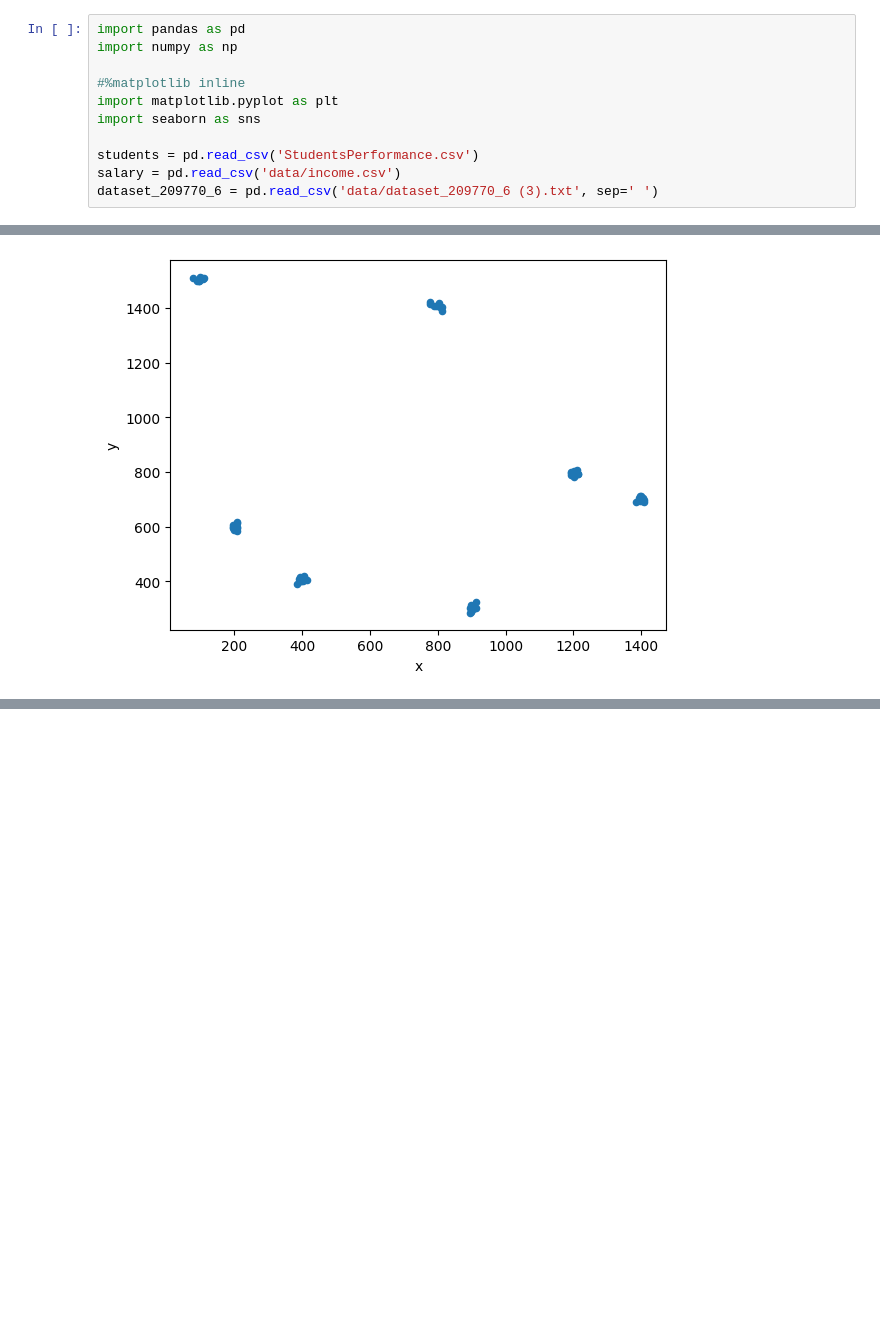
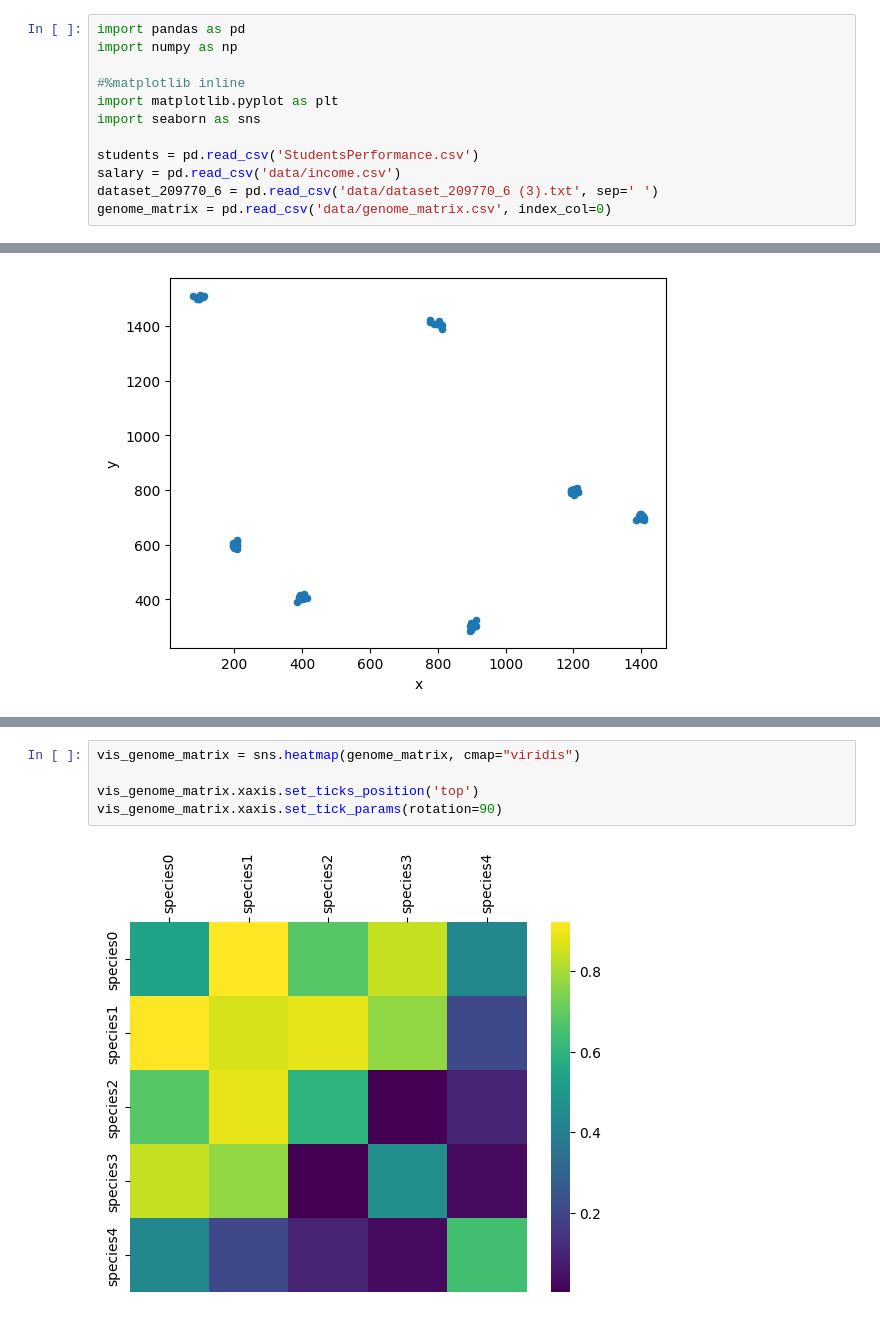
Before and after one commit to onword333/stepik-intro-to-ds-and-ml, a Jupyter notebook: assets/1_7_lesson.ipynb, the cells around one changed output, grey strips where cells are left out. Cells and saved outputs as stored; diff of their text form; blank space fills up the shorter version.

```diff
--- a/assets/1_7_lesson.ipynb
+++ b/assets/1_7_lesson.ipynb
@@ -11,6 +11,7 @@ import seaborn as sns
 students = pd.read_csv('StudentsPerformance.csv')
 salary = pd.read_csv('data/income.csv')
 dataset_209770_6 = pd.read_csv('data/dataset_209770_6 (3).txt', sep=' ')
+genome_matrix = pd.read_csv('data/genome_matrix.csv', index_col=0)
 # %% [markdown]
 Гистрограмма
 # %%
@@ -77,0 +90,7 @@ dataset_209770_6.plot.scatter(x = 'x', y = 'y')
+# %%
+vis_genome_matrix = sns.heatmap(genome_matrix, cmap="viridis")
+
+vis_genome_matrix.xaxis.set_ticks_position('top')
+vis_genome_matrix.xaxis.set_tick_params(rotation=90)
+# %% [output]
+[figure, added]
```
Also changed, not shown: parts of 1 cell of this notebook, 2 other files.
